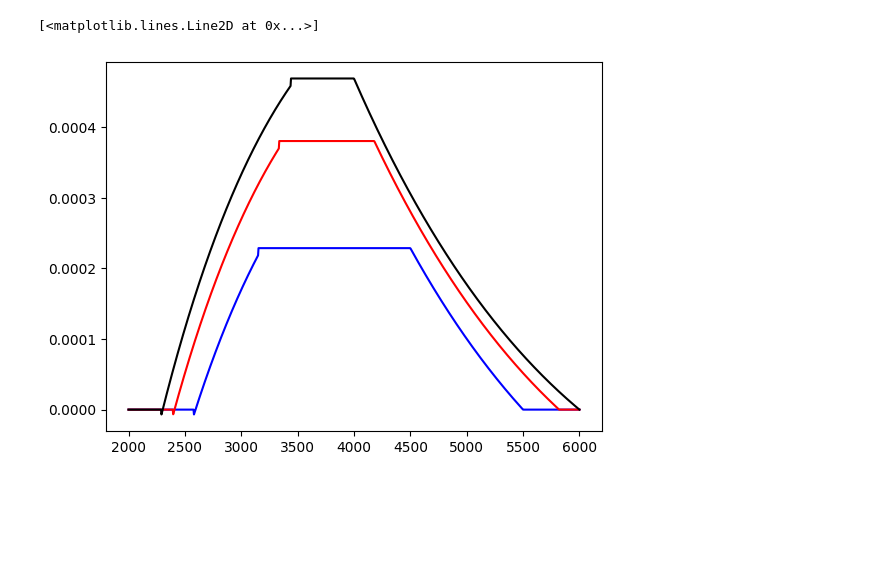
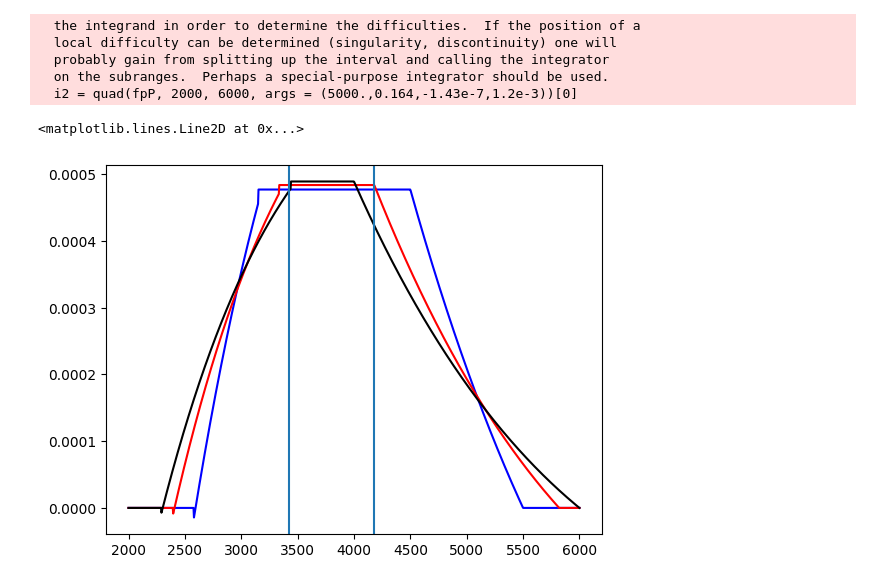
Before and after one commit to ImperialCollegeLondon/nuSTORM, a Jupyter notebook: 01-nuSIM/51-FFA/ffaOptimisation.ipynb, the cells around one changed output. Drawn from its saved outputs; the diff is of its cells as text; code cells hidden in the pictures; blank space fills up the shorter version.

```diff
--- a/01-nuSIM/51-FFA/ffaOptimisation.ipynb
+++ b/01-nuSIM/51-FFA/ffaOptimisation.ipynb
@@ -19,14 +33,26 @@ def fpP(p, p0, m, a, b):
     return fpP
 # %%
 p =  np.linspace(2000,6000,1000)
+# %%
+i1 = quad(fpP, 2000, 6000, args = (5000.,0.1,-1.43e-7,1.2e-3))[0]
+i2 = quad(fpP, 2000, 6000, args = (5000.,0.164,-1.43e-7,1.2e-3))[0]
+i3 = quad(fpP, 2000, 6000, args = (5000.,0.2,-1.43e-7,1.2e-3))[0]
+# %% [output]
+  the integrand in order to determine the difficulties.  If the position of a
+  local difficulty can be determined (singularity, discontinuity) one will
+  probably gain from splitting up the interval and calling the integrator
+  on the subranges.  Perhaps a special-purpose integrator should be used.
+  i2 = quad(fpP, 2000, 6000, args = (5000.,0.164,-1.43e-7,1.2e-3))[0]
 # %%
-fpParray1 = [fpP(i,5000.,0.1,-1.43e-7,1.2e-3) for i in p]
-fpParray2 = [fpP(i,5000.,0.164,-1.43e-7,1.2e-3) for i in p]
-fpParray3 = [fpP(i,5000.,0.2,-1.43e-7,1.2e-3) for i in p]
+fpParray1 = [fpP(i,p0 = 5000.,m = 0.1,a = -1.43e-7,b =  1.2e-3)/i1 for i in p]
+fpParray2 = [fpP(i,p0 = 5000.,m = 0.164,a = -1.43e-7,b = 1.2e-3)/i2 for i in p]
+fpParray3 = [fpP(i,5000.,0.2,-1.43e-7,1.2e-3)/i3 for i in p]
 # %%
 plt.plot(p, fpParray1, c = 'b')
 plt.plot(p, fpParray2, c = 'r')
 plt.plot(p, fpParray3, c = 'black')
+plt.axvline(3800+380)
+plt.axvline(3800-380)
 # %% [output]
-[<matplotlib.lines.Line2D at 0x...>]
+<matplotlib.lines.Line2D at 0x...>
-[figure, old version]
+[figure, new version]
```
Also changed, not shown: parts of 2 cells of this notebook.
